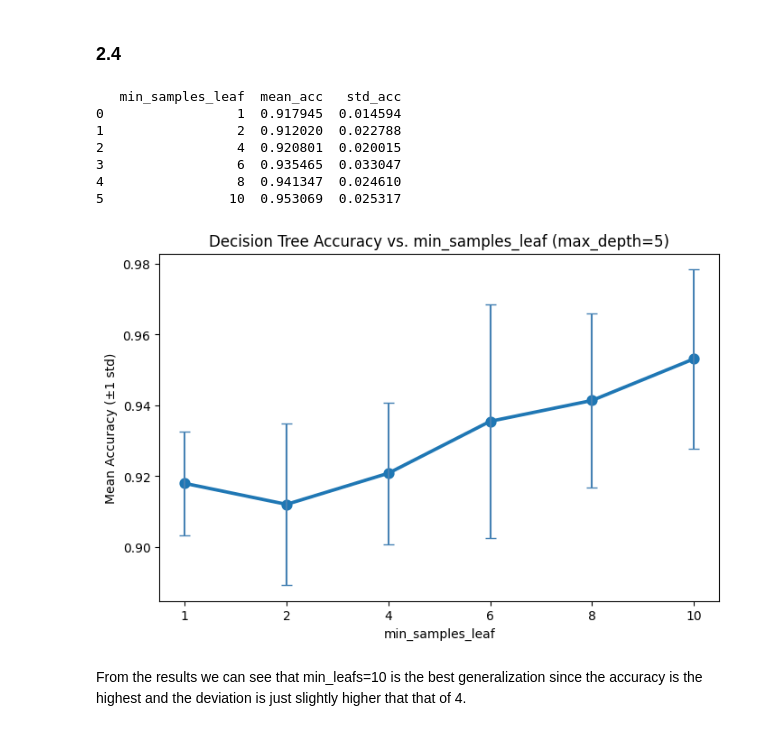
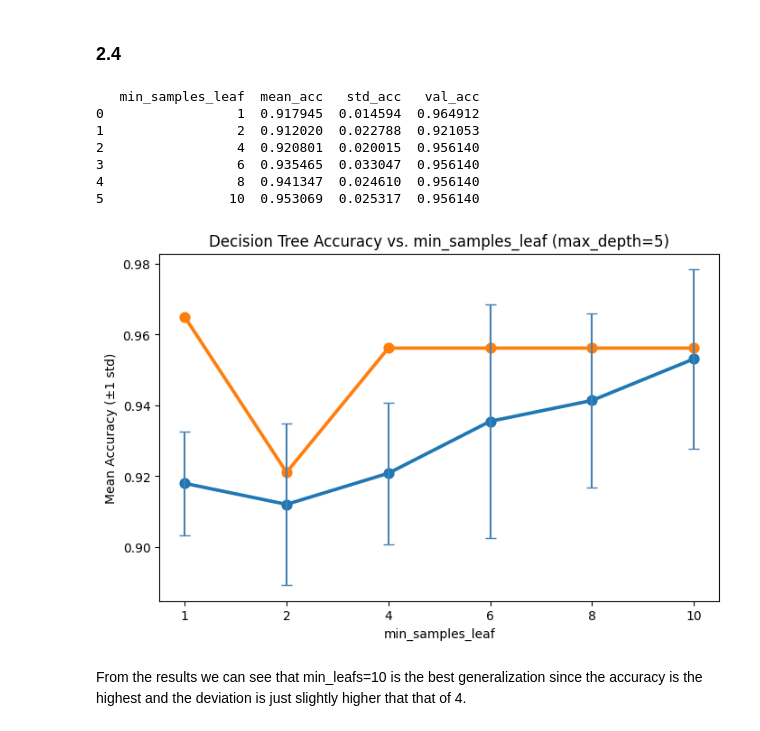
Before and after one commit to Thomabal/machinelearning2, a Jupyter notebook: Oblig2.ipynb, the cells around one changed output. Saved outputs shown, nothing was run; the diff lists cells and outputs as text; code cells hidden in the pictures.

Commit message:
changed code in 2.4 to include validation set accuracy

```diff
--- a/Oblig2.ipynb
+++ b/Oblig2.ipynb
@@ -221,45 +221,57 @@ results = []
 for leaf in leaf_values:
     dt = DecisionTreeClassifier(max_depth=5, min_samples_leaf=leaf, random_state=42)
     scores = cross_val_score(dt, X_train, y_train, cv=5, scoring='accuracy')
+
+    dt.fit(X_train, y_train)
+    val_acc = accuracy_score(y_val, dt.predict(X_val))
+
     results.append({
         'min_samples_leaf': leaf,
         'mean_acc': scores.mean(),
-        'std_acc': scores.std()
+        'std_acc': scores.std(),
+        'val_acc': val_acc
     })
 
 results_df = pd.DataFrame(results)
 print(results_df)
 # %% [output]
-   min_samples_leaf  mean_acc   std_acc
-0                 1  0.917945  0.014594
-1                 2  0.912020  0.022788
-2                 4  0.920801  0.020015
-3                 6  0.935465  0.033047
-4                 8  0.941347  0.024610
-5                10  0.953069  0.025317
+   min_samples_leaf  mean_acc   std_acc   val_acc
+0                 1  0.917945  0.014594  0.964912
+1                 2  0.912020  0.022788  0.921053
+2                 4  0.920801  0.020015  0.956140
+3                 6  0.935465  0.033047  0.956140
+4                 8  0.941347  0.024610  0.956140
+5                10  0.953069  0.025317  0.956140
 # %%
 plt.figure(figsize=(8, 5))
 sns.pointplot(
     data = results_df,
     x = 'min_samples_leaf',
     y = 'mean_acc',
+    errorbar=('sd'),
+    capsize=.1,
+)
+sns.pointplot(
+    data = results_df,
+    x = 'min_samples_leaf',
+    y = 'val_acc',
     errorbar=('sd'),
     capsize=.1,
 )
 plt.errorbar(
     x=range(len(results_df)),
     y=results_df['mean_acc'],
     yerr=results_df['std_acc'],
     fmt='none',
     ecolor='steelblue',
     capsize=4
 )
 plt.title("Decision Tree Accuracy vs. min_samples_leaf (max_depth=5)")
 plt.xlabel("min_samples_leaf")
 plt.ylabel("Mean Accuracy (±1 std)")
 plt.show()
 # %% [output]
-[figure, old version]
+[figure, new version]
 # %% [markdown]
 From the results we can see that min_leafs=10 is the best generalization since the accuracy is the highest and the deviation is just slightly higher that that of 4.
 # %% [markdown]
```
